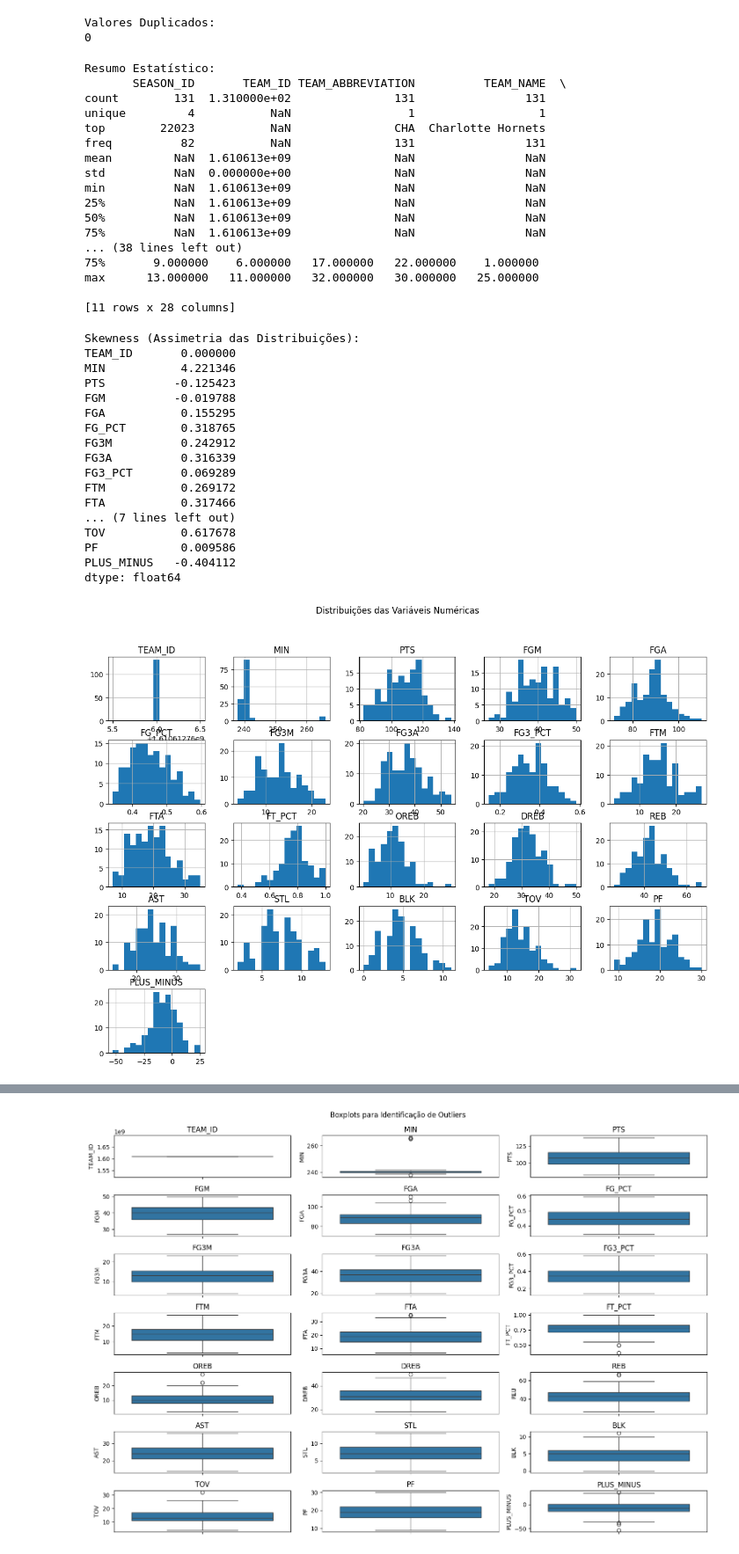
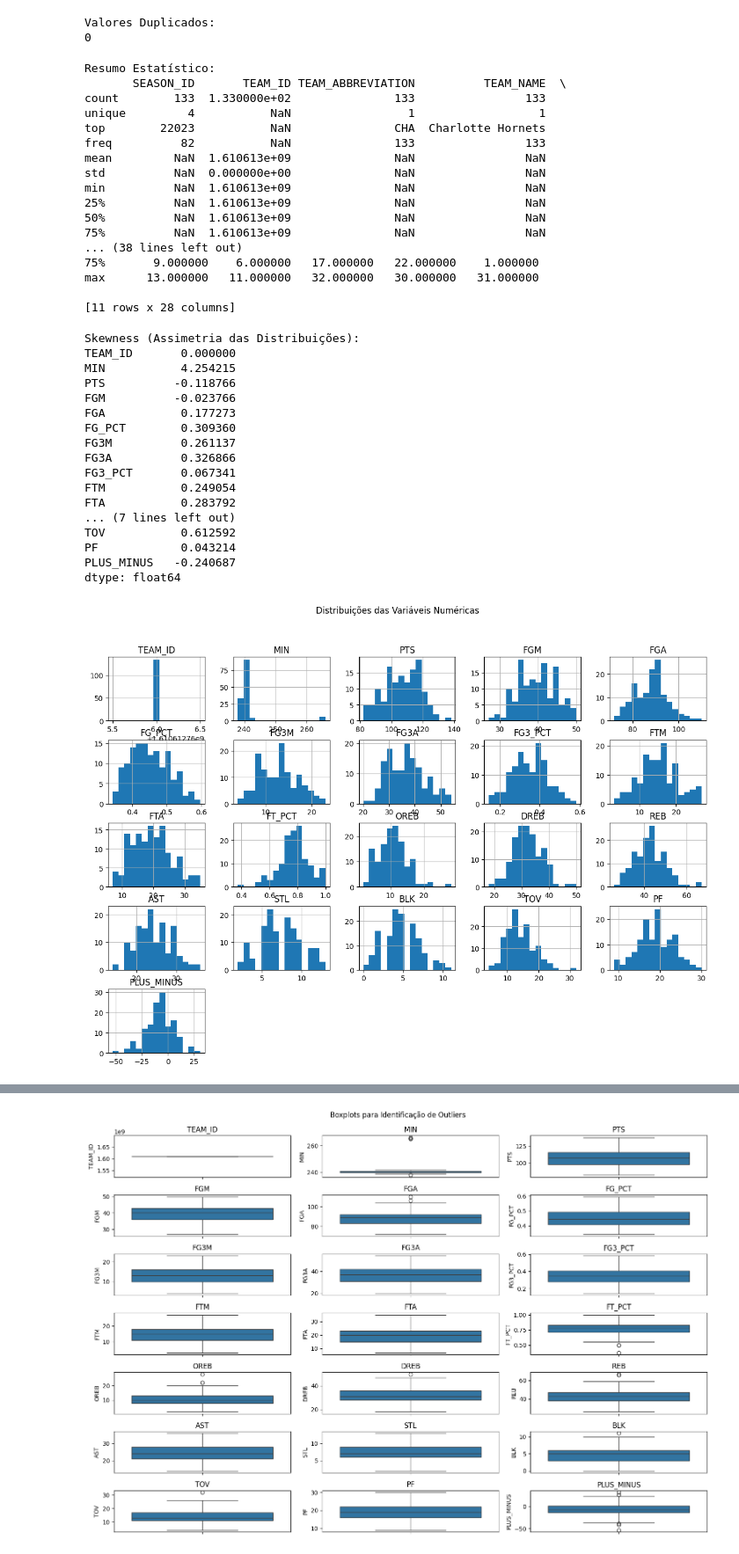
Before and after one commit to genarioazevedoufape/preditor_jogos_nba, a Jupyter notebook: eda_parte_1.ipynb, the cells around one changed output, grey strips where cells are left out. Shown: that part at 88% size. Saved outputs shown, nothing was run; the diff lists cells and outputs as text; code cells hidden in the pictures.

```diff
--- a/eda_parte_1.ipynb
+++ b/eda_parte_1.ipynb
@@ -89,15 +191,15 @@ Valores Duplicados:
 # %%
 # 3. Verificar inconsistências (valores fora do padrão esperado)
 print("Resumo Estatístico:")
-print(all_games.describe(include="all"))  # Resumo estatístico de variáveis numéricas e categóricas
+print(jogos_hornets.describe(include="all"))  # Resumo estatístico de variáveis numéricas e categóricas
 print("\n")
 # %% [output]
 Resumo Estatístico:
        SEASON_ID       TEAM_ID TEAM_ABBREVIATION          TEAM_NAME  \
-count        131  1.310000e+02               131                131
+count        133  1.330000e+02               133                133
 unique         4           NaN                 1                  1
 top        22023           NaN               CHA  Charlotte Hornets
-freq          82           NaN               131                131
+freq          82           NaN               133                133
 mean         NaN  1.610613e+09               NaN                NaN
 std          NaN  0.000000e+00               NaN                NaN
 min          NaN  1.610613e+09               NaN                NaN
@@ -106,40 +208,40 @@ min          NaN  1.610613e+09               NaN                NaN
 75%          NaN  1.610613e+09               NaN                NaN
 ... (38 lines left out)
 75%       9.000000    6.000000   17.000000   22.000000    1.000000
-max      13.000000   11.000000   32.000000   30.000000   25.000000
+max      13.000000   11.000000   32.000000   30.000000   31.000000
 
 [11 rows x 28 columns]
 # %%
 # 4. Detectar valores enviesados (distribuições assimétricas)
-numeric_columns = all_games.select_dtypes(include=[np.number]).columns
+numeric_columns = jogos_hornets.select_dtypes(include=[np.number]).columns
 print("Skewness (Assimetria das Distribuições):")
-print(all_games[numeric_columns].skew())  # Valores próximos de 0 indicam baixa assimetria
+print(jogos_hornets[numeric_columns].skew())  # Valores próximos de 0 indicam baixa assimetria
 print("\n")
 # %% [output]
 Skewness (Assimetria das Distribuições):
 TEAM_ID       0.000000
-MIN           4.221346
-PTS          -0.125423
-FGM          -0.019788
-FGA           0.155295
-FG_PCT        0.318765
-FG3M          0.242912
-FG3A          0.316339
-FG3_PCT       0.069289
-FTM           0.269172
-FTA           0.317466
+MIN           4.254215
+PTS          -0.118766
+FGM          -0.023766
+FGA           0.177273
+FG_PCT        0.309360
+FG3M          0.261137
+FG3A          0.326866
+FG3_PCT       0.067341
+FTM           0.249054
+FTA           0.283792
 ... (7 lines left out)
-TOV           0.617678
-PF            0.009586
-PLUS_MINUS   -0.404112
+TOV           0.612592
+PF            0.043214
+PLUS_MINUS   -0.240687
 dtype: float64
 # %%
 # Visualizar distribuições das variáveis numéricas
-all_games[numeric_columns].hist(figsize=(15, 10), bins=15)
+jogos_hornets[numeric_columns].hist(figsize=(15, 10), bins=15)
 plt.suptitle("Distribuições das Variáveis Numéricas")
 plt.show()
 # %% [output]
-[figure, old version]
+[figure, new version]
 # %%
 # 5. Detectar valores ruidosos e outliers
 print("Outliers (utilizando o método IQR):")
```
Also changed, not shown: parts of 50 cells of this notebook, 1 other file.
